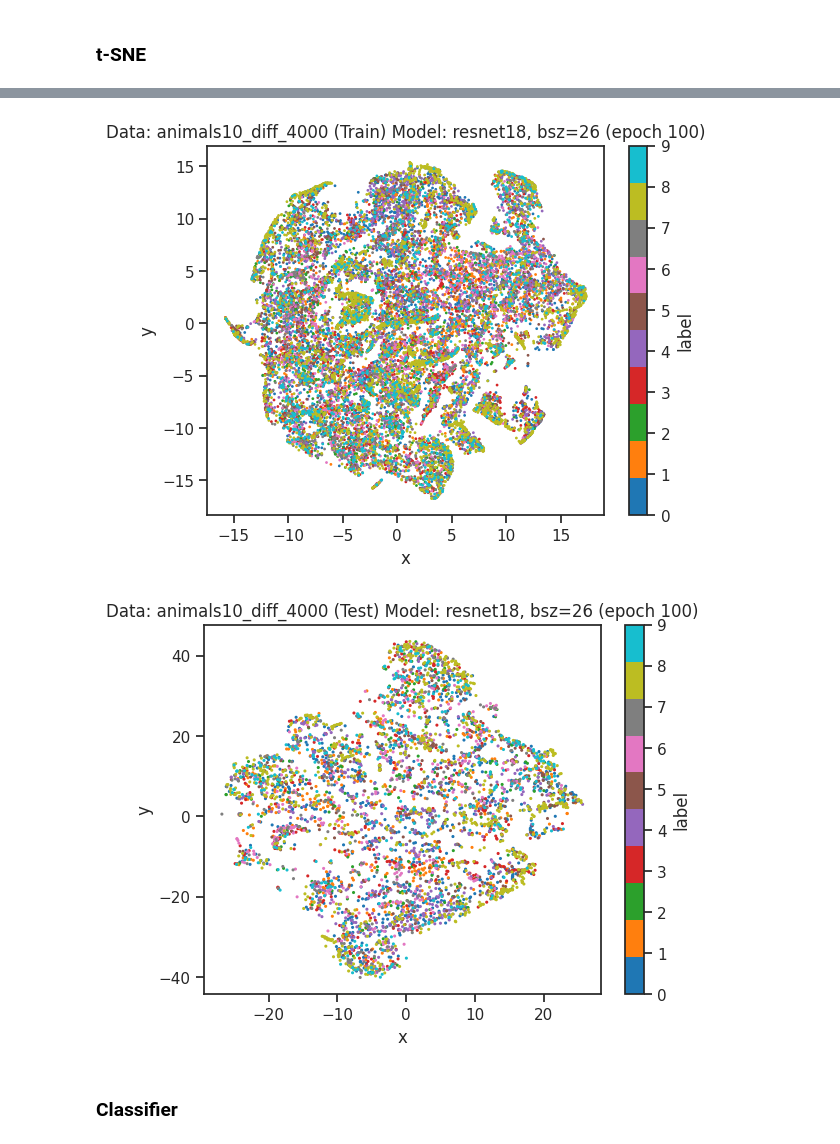
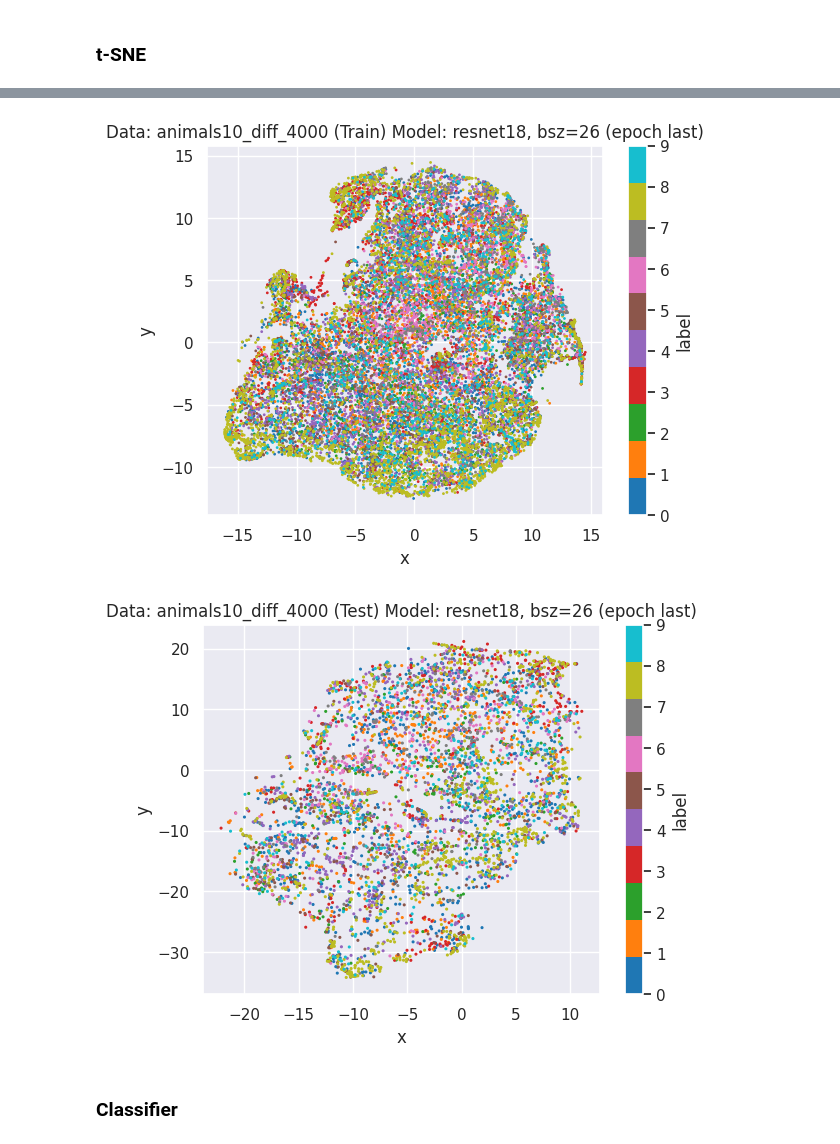
Before and after one commit to Thomas-Gottwald/SupContrastShape, a Jupyter notebook: validation.ipynb, the cells around one changed output, grey strips where cells are left out. Cells and saved outputs as stored; diff of their text form; code cells hidden in the pictures.

```diff
--- a/validation.ipynb
+++ b/validation.ipynb
@@ -144,3 +240,24 @@ params, epoch, path_run_md, path_embeddings = get_params(root_model, dataset_val
+# %%
+cuda_device = 0
+tsenecuda_venv = "/home/tgottwald/tsnecuda_venv/"
+
+root_model = "./save/SupCon/animals10_diff_-1+4000/SupConHybrid_animals10_diff_-1+4000_resnet18_lr_0.125_decay_0.0001_bsz_26_temp_0.1_trial_0_noAug_cosine/models/last.pth"
+
+dataset_val = "animals10_diff_4000"
+
+
+tsenecuda_venv_lib64 = os.path.join(tsenecuda_venv, "lib64")
+tsenecuda_venv_interpreter = os.path.join(tsenecuda_venv, "bin/python")
+
+root_train, root_test = get_root_dataset_test(dataset_val)
+
+path_run_md, path_embeddings, epoch = get_paths_to_embeddings_and_run_md(root_model, dataset_val)
+
+params = read_parameters_from_run_md(root_model)
+mean = params['mean']
+std = params['std']
+params['model_name'] = params['model']
+params['bsz'] = params['batch_size']
 # %% [markdown]
 ### Dataloader and Model
 # %%
@@ -189,7 +306,7 @@ val_loader = torch.utils.data.DataLoader(
     val_dataset, batch_size=params['bsz'], shuffle=False,
     num_workers=8, pin_memory=True)
 # %%
-if params['mode'] == "SupCE":
+if params['method'] == "SupCE":
     model = SupCEResNet(name=params['model_name'], num_classes=len(train_dataset.classes))
 else:
     model = SupConResNet(name=params['model_name'])
@@ -272,38 +391,40 @@ load feature embedding
 compute t-SNE embedding
 writ t-SNE embedding
 # %%
+seaborn.set_theme(style="darkgrid")
+
 save_plot = True
 
 with open(os.path.join(path_embeddings, "embedding_tSNE_train"), 'rb') as f:
     entry = pickle.load(f, encoding='latin1')
     embedding_tSNE_train = entry['data']
     labels_train = entry['labels']
 df_train = pd.DataFrame.from_dict({'x': embedding_tSNE_train[:,0], 'y': embedding_tSNE_train[:,1], 'label': labels_train})
 
 with open(os.path.join(path_embeddings, "embedding_tSNE_test"), 'rb') as f:
     entry = pickle.load(f, encoding='latin1')
     embedding_tSNE_test = entry['data']
     labels_test = entry['labels']
 df_test = pd.DataFrame.from_dict({'x': embedding_tSNE_test[:,0], 'y': embedding_tSNE_test[:,1], 'label': labels_test})
 
 if save_plot:
     df_train.plot.scatter(x='x', y='y', c='label', colormap='tab10', s=1,
                           title=f"Data: {dataset_val} (Train) Model: {params['model_name']}, bsz={params['bsz']} (epoch {epoch})"
                           ).get_figure().savefig(os.path.join(path_embeddings, f"tSNE_epoch_{epoch}_train.png"))
     df_test.plot.scatter(x='x', y='y', c='label', colormap='tab10', s=1.5,
                          title=f"Data: {dataset_val} (Test) Model: {params['model_name']}, bsz={params['bsz']} (epoch {epoch})"
                          ).get_figure().savefig(os.path.join(path_embeddings, f"tSNE_epoch_{epoch}_test.png"))
 
     add_tsne_to_run_md(path=path_run_md, epoch=epoch, dataset_val=(None if params['dataset']==dataset_val else dataset_val))
 else:
     fig, axs = plt.subplots(nrows=2, figsize=(7, 10))
     df_train.plot.scatter(x='x', y='y', c='label', colormap='tab10', s=1, ax=axs[0],
                         title=f"Data: {dataset_val} (Train) Model: {params['model_name']}, bsz={params['bsz']} (epoch {epoch})")
     df_test.plot.scatter(x='x', y='y', c='label', colormap='tab10', s=1.5, ax=axs[1],
                         title=f"Data: {dataset_val} (Test) Model: {params['model_name']}, bsz={params['bsz']} (epoch {epoch})")
 # %% [output]
-[figure, old version]
+[figure, new version]
-[figure, old version]
+[figure, new version]
 # %% [markdown]
 ### Classifier
 # %%
```
Also changed, not shown: parts of 13 cells of this notebook, 3 other files.
